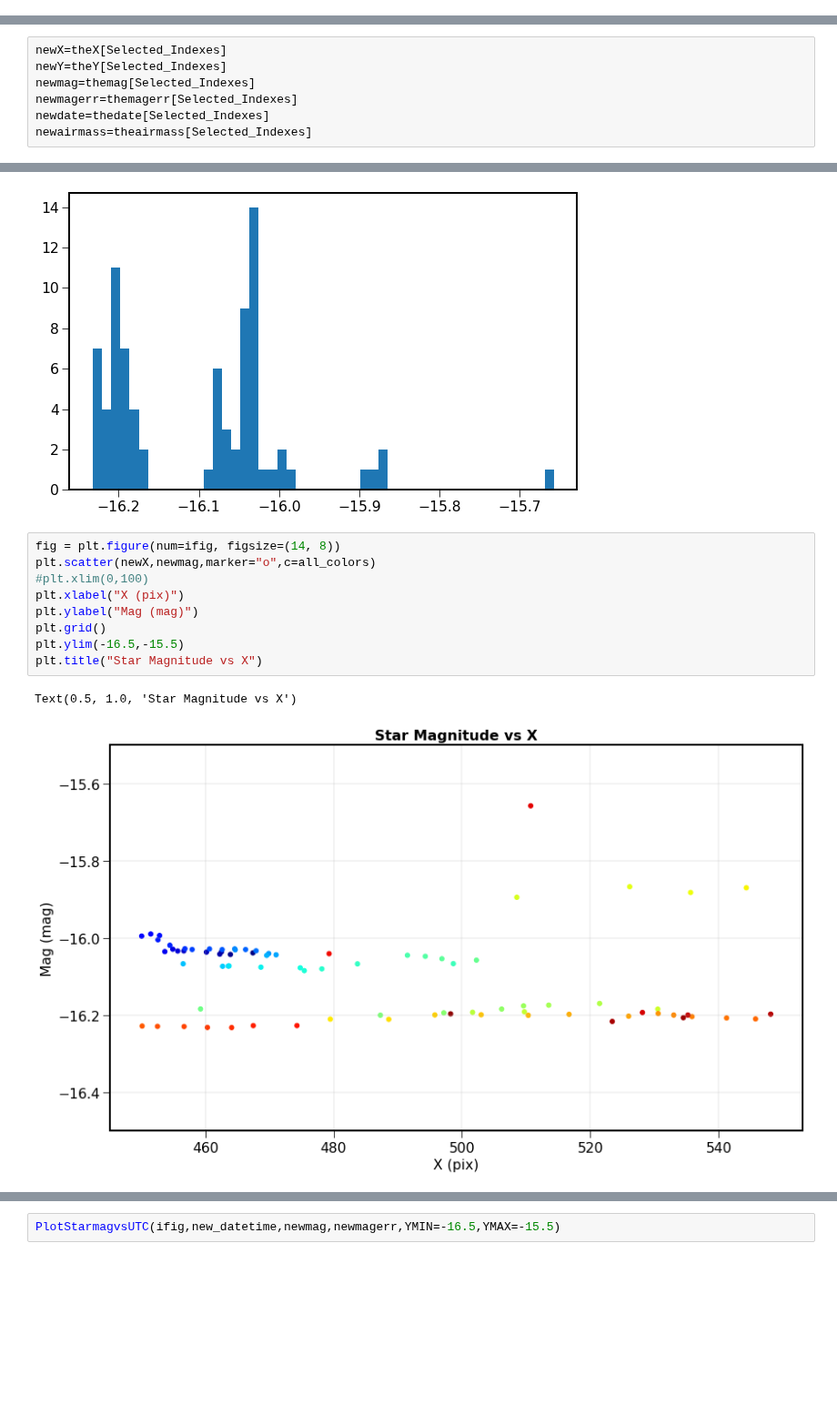
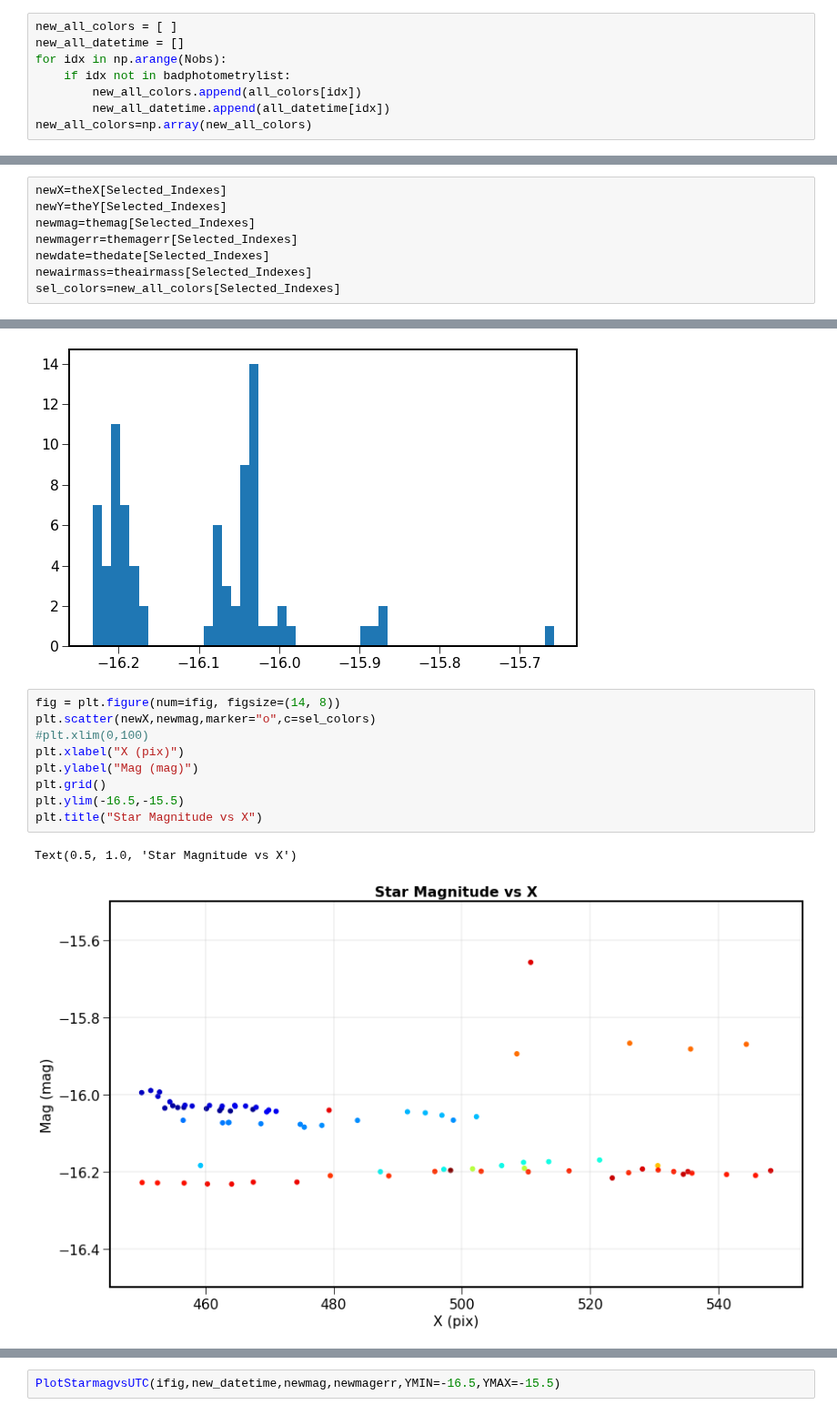
Before and after one commit to sylvielsstfr/SpectractorAnaAtm19, a Jupyter notebook: ana_20190215_HD116405_Filtre_None/AnaStarPhotometry.ipynb, the cells around one changed output, grey strips where cells are left out. Shown at 91% size. Drawn from its saved outputs; the diff is of its cells as text; blank space fills up the shorter version.

Commit message:
keep colors

```diff
--- a/ana_20190215_HD116405_Filtre_None/AnaStarPhotometry.ipynb
+++ b/ana_20190215_HD116405_Filtre_None/AnaStarPhotometry.ipynb
@@ -90,3 +113,11 @@ t.remove_rows(badphotometrylist)
 len(t)
 # %% [output]
 261
+# %%
+new_all_colors = [ ]
+new_all_datetime = []
+for idx in np.arange(Nobs):
+    if idx not in badphotometrylist:
+        new_all_colors.append(all_colors[idx])
+        new_all_datetime.append(all_datetime[idx])
+new_all_colors=np.array(new_all_colors)
@@ -369,6 +438,7 @@ newmag=themag[Selected_Indexes]
 newmagerr=themagerr[Selected_Indexes]
 newdate=thedate[Selected_Indexes]
 newairmass=theairmass[Selected_Indexes]
+sel_colors=new_all_colors[Selected_Indexes]
 # %%
 new_datetime = [Time(d,format='isot', scale='utc').to_datetime()  for d in newdate]
 # %% [markdown]
@@ -386,15 +456,15 @@ plt.hist(newmag,bins=50);
 [figure]
 # %%
 fig = plt.figure(num=ifig, figsize=(14, 8))
-plt.scatter(newX,newmag,marker="o",c=all_colors)
+plt.scatter(newX,newmag,marker="o",c=sel_colors)
 #plt.xlim(0,100)
 plt.xlabel("X (pix)")
 plt.ylabel("Mag (mag)")
 plt.grid()
 plt.ylim(-16.5,-15.5)
 plt.title("Star Magnitude vs X")
 # %% [output]
 Text(0.5, 1.0, 'Star Magnitude vs X')
-[figure, old version]
+[figure, new version]
 # %%
 fig = plt.figure(num=ifig, figsize=(14, 8))
```
Also changed, not shown: parts of 24 cells of this notebook.
